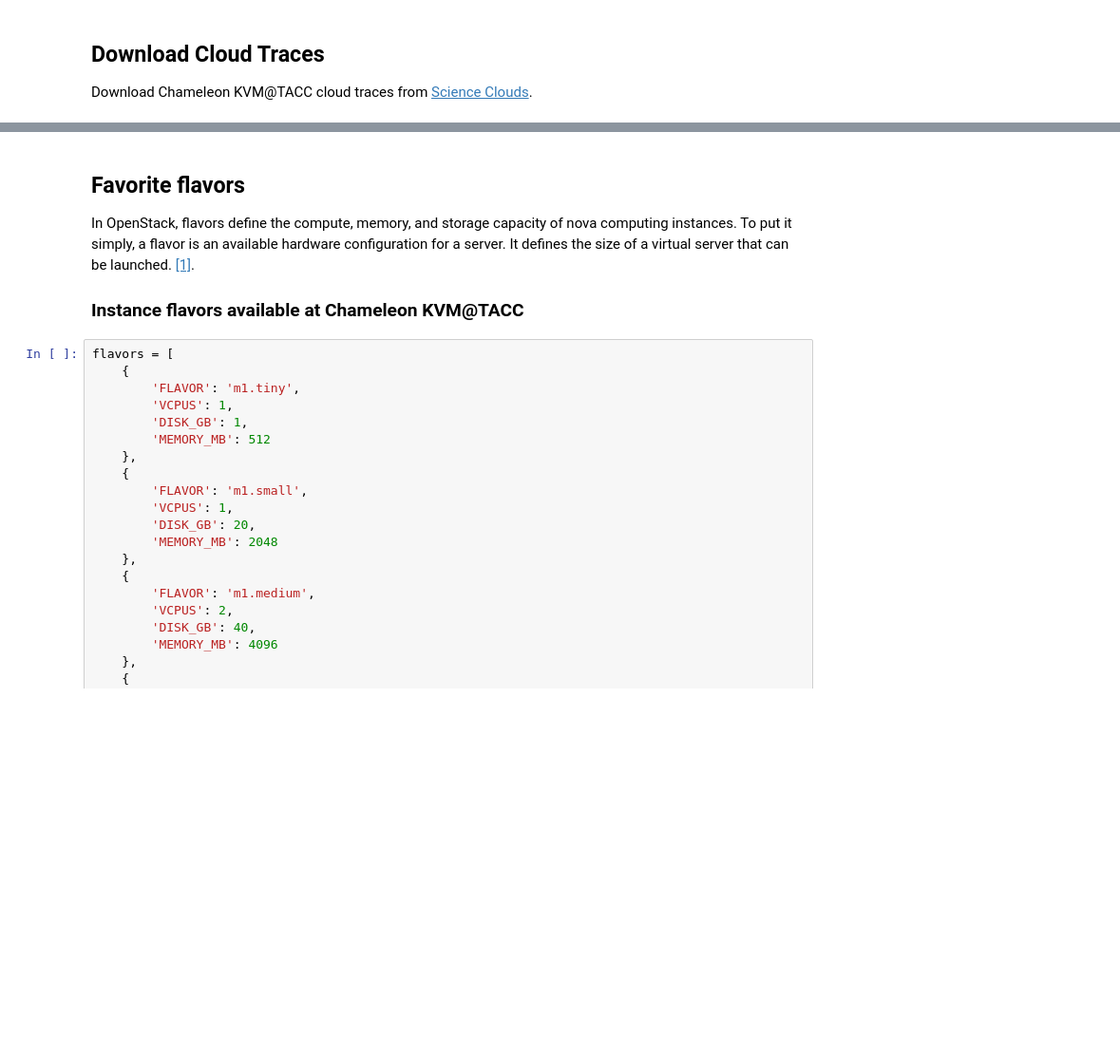
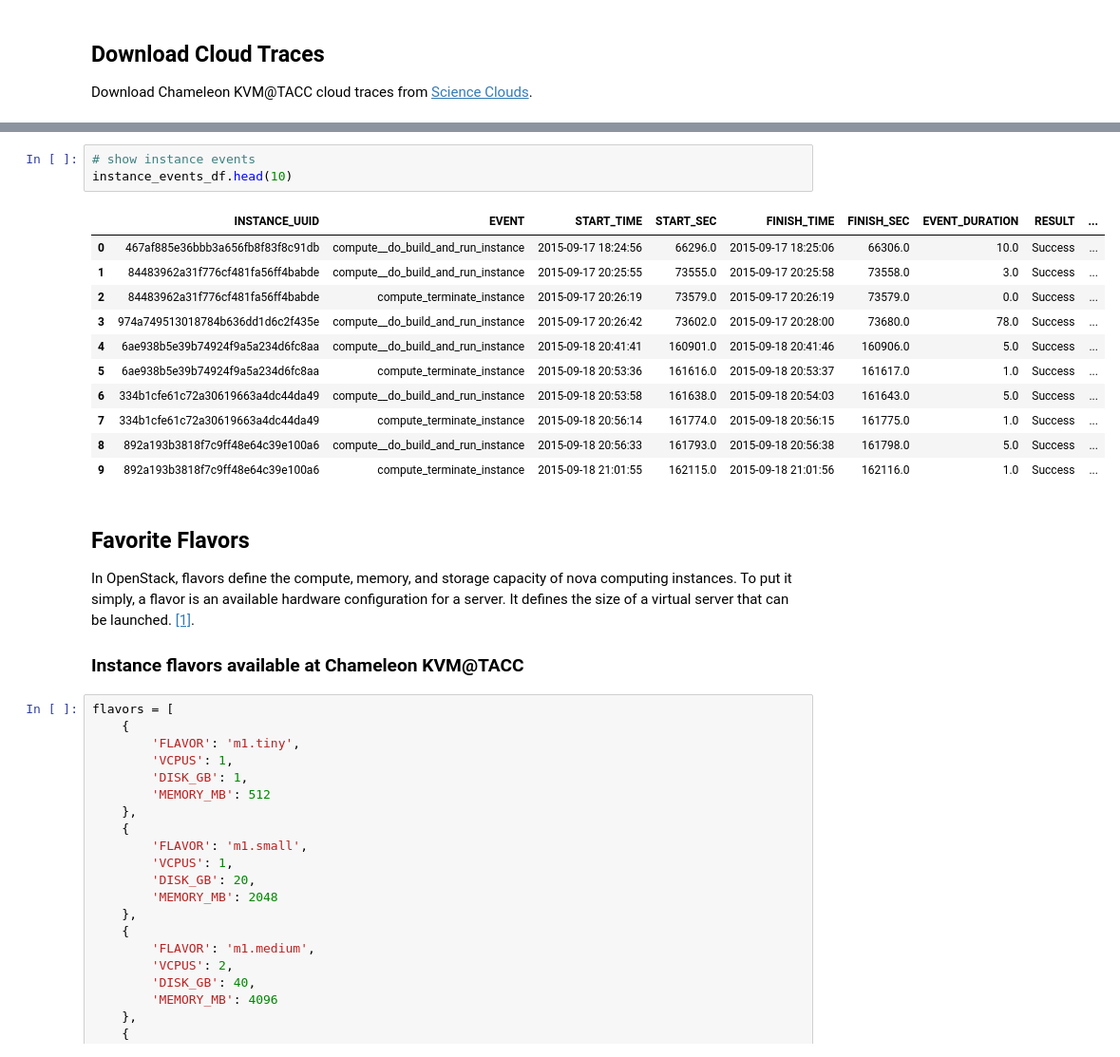
Before and after one commit to ChameleonCloud/starcompactor, a Jupyter notebook: ChameleonKVMCloudTraces.ipynb, the cells around one changed output, grey strips where cells are left out. Shown at 95% size. Cells and saved outputs as stored; diff of their text form; blank space fills up the shorter version.

```diff
--- a/ChameleonKVMCloudTraces.ipynb
+++ b/ChameleonKVMCloudTraces.ipynb
@@ -48,5 +53,20 @@ Downloading and reading cloud traces completed successfully!
+# %%
+# show instance events
+instance_events_df.head(10)
+# %% [output]
+|  | INSTANCE_UUID | EVENT | START_TIME | START_SEC | FINISH_TIME | FINISH_SEC | EVENT_DURATION | RESULT | ... |
+| 0 | 467af885e36bbb3a656fb8f83f8c91db | compute__do_build_and_run_instance | 2015-09-17 18:24:56 | 66296.0 | 2015-09-17 18:25:06 | 66306.0 | 10.0 | Success | ... |
+| 1 | 84483962a31f776cf481fa56ff4babde | compute__do_build_and_run_instance | 2015-09-17 20:25:55 | 73555.0 | 2015-09-17 20:25:58 | 73558.0 | 3.0 | Success | ... |
+| 2 | 84483962a31f776cf481fa56ff4babde | compute_terminate_instance | 2015-09-17 20:26:19 | 73579.0 | 2015-09-17 20:26:19 | 73579.0 | 0.0 | Success | ... |
+| 3 | 974a749513018784b636dd1d6c2f435e | compute__do_build_and_run_instance | 2015-09-17 20:26:42 | 73602.0 | 2015-09-17 20:28:00 | 73680.0 | 78.0 | Success | ... |
+| 4 | 6ae938b5e39b74924f9a5a234d6fc8aa | compute__do_build_and_run_instance | 2015-09-18 20:41:41 | 160901.0 | 2015-09-18 20:41:46 | 160906.0 | 5.0 | Success | ... |
+| 5 | 6ae938b5e39b74924f9a5a234d6fc8aa | compute_terminate_instance | 2015-09-18 20:53:36 | 161616.0 | 2015-09-18 20:53:37 | 161617.0 | 1.0 | Success | ... |
+| 6 | 334b1cfe61c72a30619663a4dc44da49 | compute__do_build_and_run_instance | 2015-09-18 20:53:58 | 161638.0 | 2015-09-18 20:54:03 | 161643.0 | 5.0 | Success | ... |
+| 7 | 334b1cfe61c72a30619663a4dc44da49 | compute_terminate_instance | 2015-09-18 20:56:14 | 161774.0 | 2015-09-18 20:56:15 | 161775.0 | 1.0 | Success | ... |
+| 8 | 892a193b3818f7c9ff48e64c39e100a6 | compute__do_build_and_run_instance | 2015-09-18 20:56:33 | 161793.0 | 2015-09-18 20:56:38 | 161798.0 | 5.0 | Success | ... |
+| 9 | 892a193b3818f7c9ff48e64c39e100a6 | compute_terminate_instance | 2015-09-18 21:01:55 | 162115.0 | 2015-09-18 21:01:56 | 162116.0 | 1.0 | Success | ... |
 # %% [markdown]
-## Favorite flavors
+## Favorite Flavors
 
 In OpenStack, flavors define the compute, memory, and storage capacity of nova computing instances. To put it simply, a flavor is an available hardware configuration for a server. It defines the size of a virtual server that can be launched. [\[1\]][1].
 
```
Also changed, not shown: parts of 3 cells of this notebook, 13 other files.
